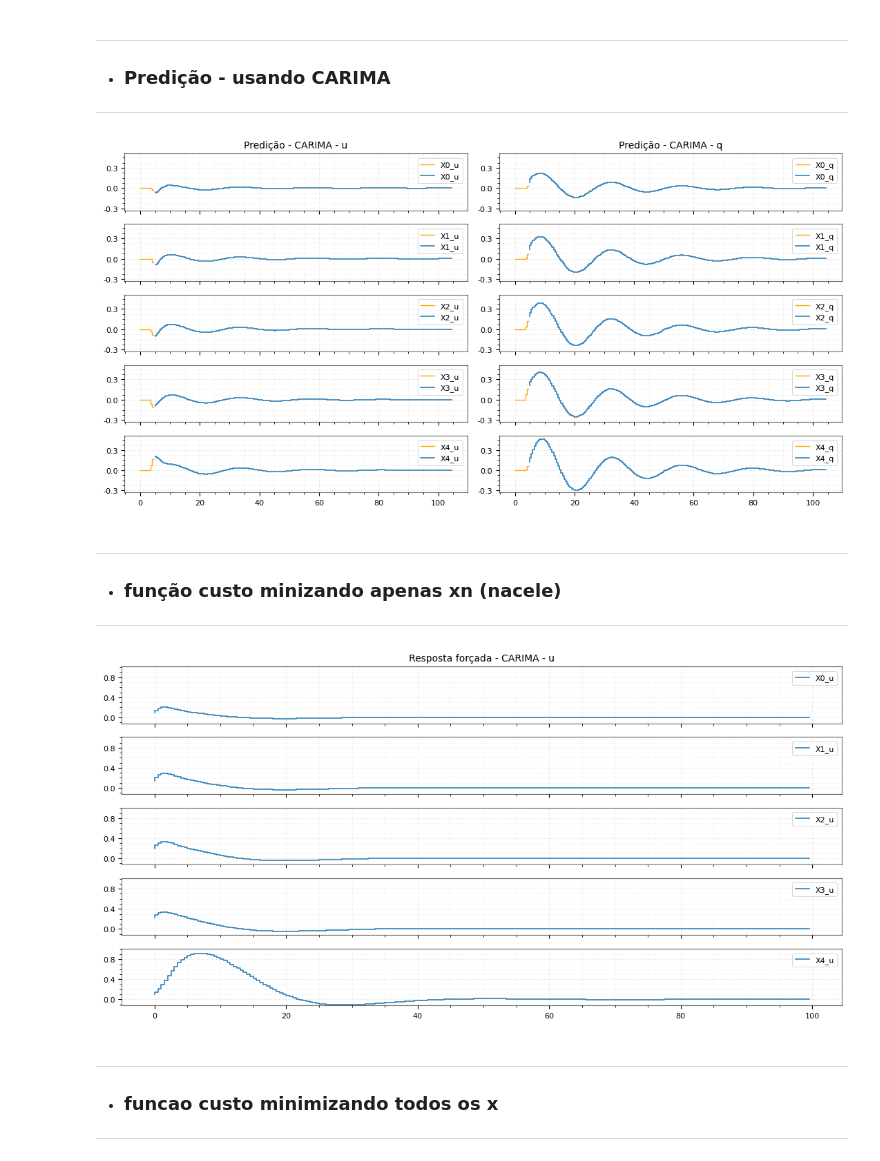
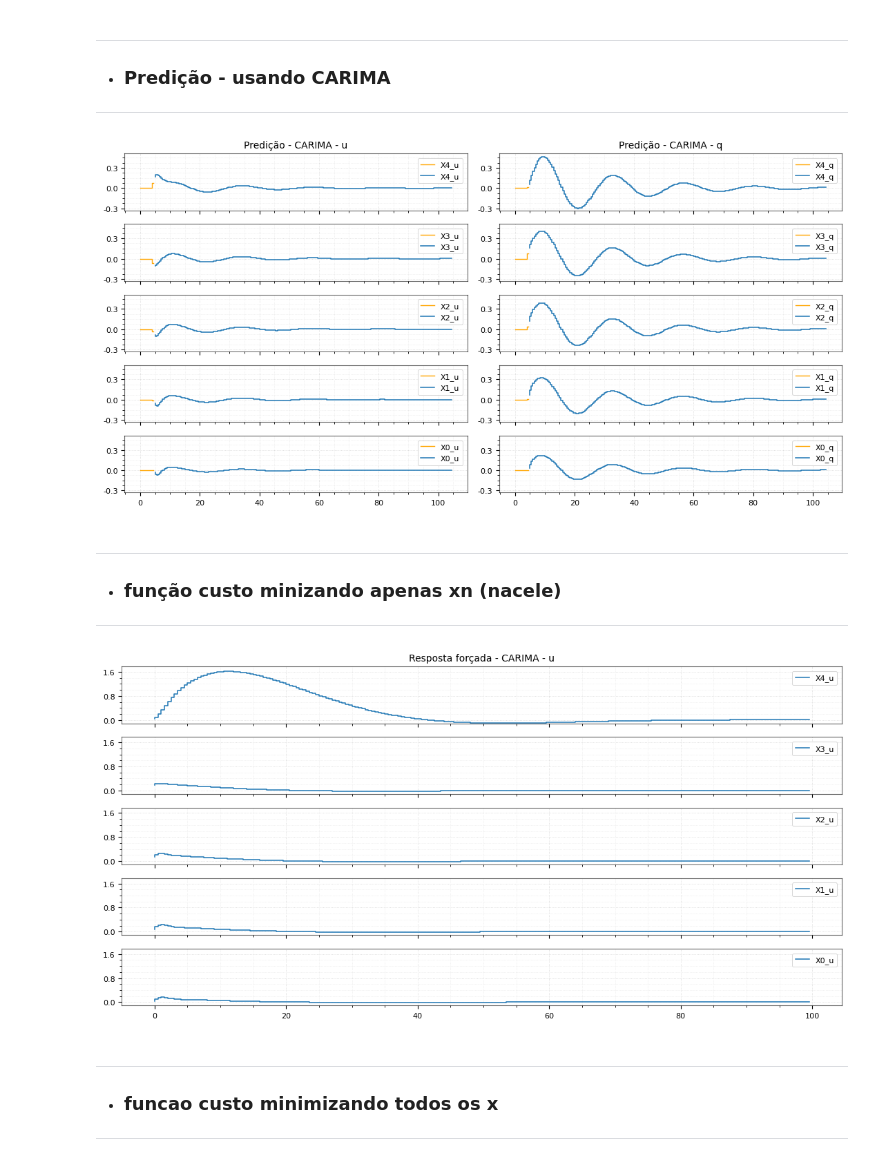
Before and after one commit to AlisonTristao/renovaveis, a Jupyter notebook: model.ipynb, the cells around one changed output. Saved outputs shown, nothing was run; the diff lists cells and outputs as text; code cells hidden in the pictures.

```diff
--- a/model.ipynb
+++ b/model.ipynb
@@ -21,6 +21,9 @@ def plot(time, y_matriz, title, cols_name, time_aux=None, y_matriz_aux=None, plo
     preservando 100% a lógica original de offsets, step/plot e legendas.
     """
     n_row, n_col = len(y_matriz), len(y_matriz[0])
+    y_matriz = y_matriz[::-1]
+    if y_matriz_aux is not None:
+        y_matriz_aux = y_matriz_aux[::-1]
 
     # altura = 1 * n_row
     altura = n_row * 1.12
@@ -415,7 +418,8 @@ for i in range(len(k_arr) - offset):
 B = sp.Matrix([[0] for _ in range(n_node - 1)] + [[-1], [1]])
 
 # Matriz de perturbação
-C = sp.Matrix([[0] for _ in range(n_node - 1)] + [[1], [0]])
+C = sp.Matrix([[0] for _ in range(n_node + 1)])
+C[-2] = 1
 # %% [markdown]
 ---
 * ### Funções de transferência
@@ -564,7 +568,7 @@ y_pass = [[] for _ in range(H.rows)]
 x_free = [[] for _ in range(H.rows)]
 
 # quantidade de pontos como condição inicial
-past = 2
+past = 1
 
 for i in range(H.rows):
     for j in range(H.cols):
@@ -593,48 +597,48 @@ for i in range(H.rows):
 # plot - menos a coluna 1
 plot(time, y_pred, "Predição - CARIMA", cols_name, time_aux=time, y_matriz_aux=y_pass)
 # %% [output]
-[figure, old version]
+[figure, new version]
 # %% [markdown]
 ---
 * ### função custo minizando apenas xn (nacele)
 ---
 # %%
 # ponderação nas ações de controle
-alpha = 0.1
+alpha = 0.01
 N_y = len(time)
 N_u = len(time)
 
 R = np.eye(N_u) * alpha
 Q = np.eye(N_u) # monovariavel - delta é fixo = 1
 
 F, G, M = generate_matrices(H_z_matriz[n_node-1][0], N_u, N_y, Ts=T)
 
 # solution of quadratic problem
 K = np.linalg.inv(G.T @ Q @ G + R) @ G.T
 
 # solucao do sistema (free para a massa da nacele)
 x0_free = y_pred[n_node-1][1][0].copy()
 u_opt = -K @ x0_free
 
 # calcula a resposta forçada para todos os x
 y_controled = [[] for _ in range(H.rows)]
 
 for i in range(H.rows):
         j = 0
         H_ij = H_z_matriz[i][j]
         y_free = y_pred[i][1][0]
         F_ij, G_ij, Mij = generate_matrices(H_ij, N_u, N_y, Ts=T)
         y_forced = G_ij @ u_opt
         y_total = y_free + y_forced
         y_plot1 = [y_total, "X{}_{}".format(i, cols_name[j]), 'C0', None]
         y_controled[i].append(y_plot1)
 
 # plot
 plot(time, y_controled, "Resposta forçada - CARIMA", cols_name)
 #plot_ladder_uq(time, y_controled[:-1], col_name=cols_name, x_label="deslocamento")
 #plot_ladder_uq_gif(time[:-10], y_controled[:-1], col_name=cols_name, x_label="Deslocamento máximo com controle [m]")
 # %% [output]
-[figure, old version]
+[figure, new version]
 # %% [markdown]
 ---
 * ### funcao custo minimizando todos os x
```
Also changed, not shown: parts of 6 cells of this notebook, 1 other file.
